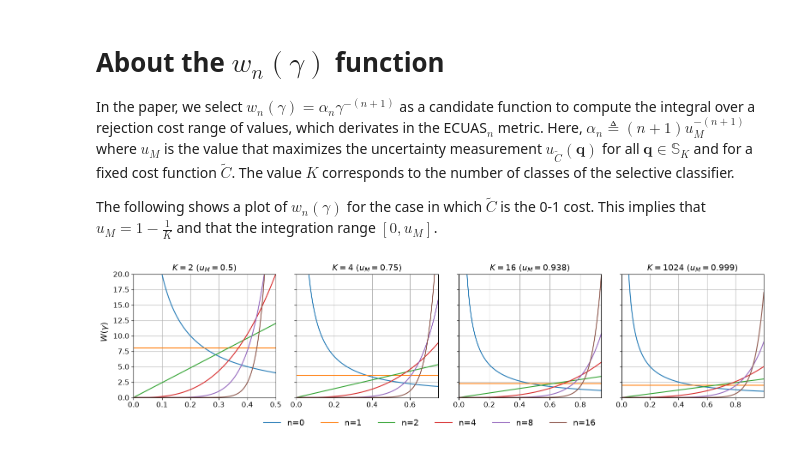
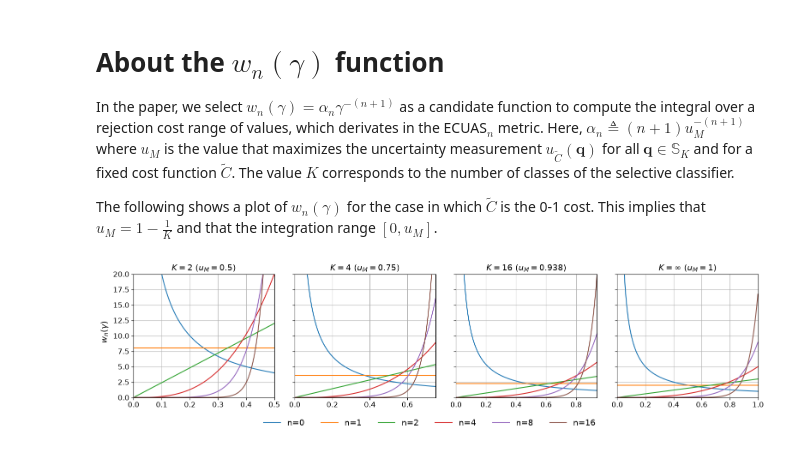
Before and after one commit to erikernst4/callm, a Jupyter notebook: notebooks/plot_w.ipynb, the cells around one changed output. Saved outputs shown, nothing was run; the diff lists cells and outputs as text; code cells hidden in the pictures.

Commit message:
plot cost and w

```diff
--- a/notebooks/plot_w.ipynb
+++ b/notebooks/plot_w.ipynb
@@ -15,35 +15,40 @@ def plot_W(ns, Ks):
 
     # Plot $W(\gamma) = \alpha_n \gamma^{n-1}$
     fig, ax = plt.subplots(1, len(Ks), figsize=(16, 4), sharey=True)
     legend_handles = None
     legend_labels = None
 
     for k, K in enumerate(Ks):
-        u_M = (1 - 1/K)
+        if K == "inf":
+            u_M = 1.0
+            label = r'$K=\infty$ $(u_M=1)$'
+        else:
+            u_M = (1 - 1/K)
+            label = r'$K={}$ $(u_M={})$'.format(K, np.round(u_M, 3))
         for n in ns:
             alpha_n = (n + 1) / (u_M ** (n + 1))
             W = alpha_n * np.power(gamma, n - 1)
             line, = ax[k].plot(gamma, W, label=f'n={n}')
 
         if legend_handles is None:
             legend_handles, legend_labels = ax[k].get_legend_handles_labels()
 
         ax[k].set_ylim([0, 20])
         ax[k].set_xlim([0, u_M])
-        ax[k].set_title(r'$K={}$ $(u_M={})$'.format(K, np.round(u_M, 3)), fontsize=14)
+        ax[k].set_title(label, fontsize=14)
         ax[k].grid(True)
         ax[k].tick_params(axis='both', labelsize=12)
 
     fig.suptitle(r'')
-    fig.supylabel(r'$W(\gamma)$', fontsize=14)
+    fig.supylabel(r'$w_n(\gamma)$', fontsize=14)
     fig.legend(legend_handles, legend_labels, fontsize=14, loc='lower center', ncol=len(ns), frameon=False, bbox_to_anchor=(0.5, -0.1))
     fig.tight_layout(pad=1.5)
     fig.savefig('../outputs/W_gamma_plot.pdf', bbox_inches='tight', dpi=300)
 
     plt.show()
 
 ns = [0, 1, 2, 4, 8, 16]
-Ks = [2, 4, 16, 1024]
+Ks = [2, 4, 16, "inf"]
 plot_W(ns, Ks)
 # %% [output]
-[figure, old version]
+[figure, new version]
```
Also changed, not shown: 1 other file.
